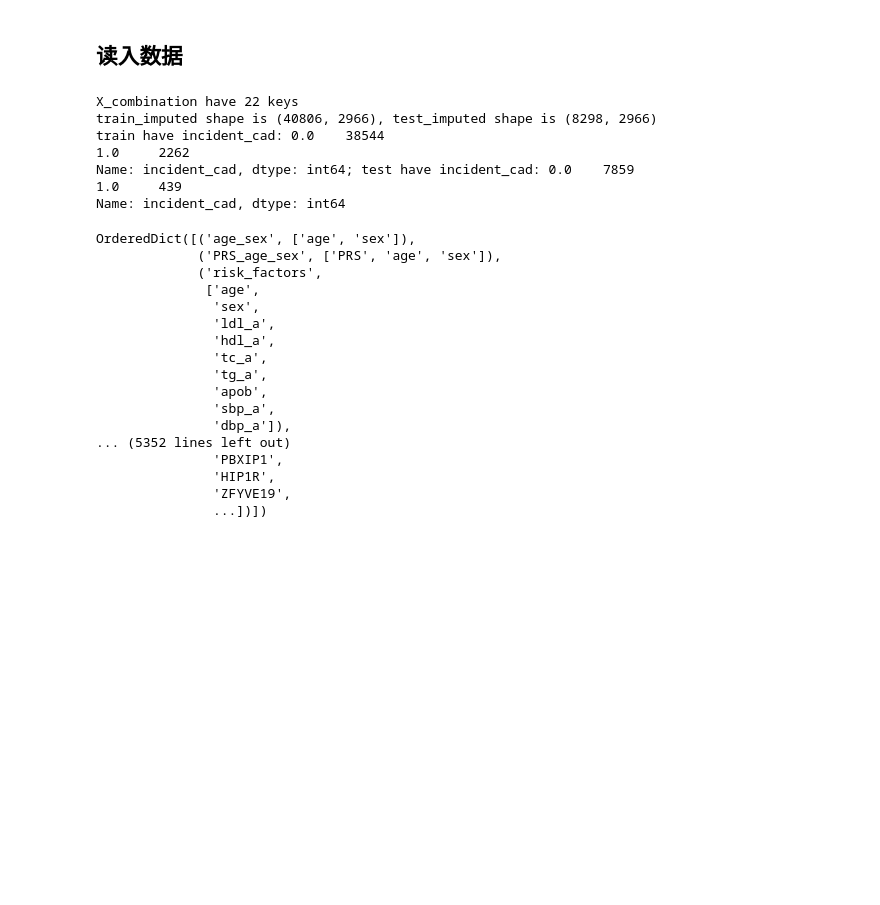
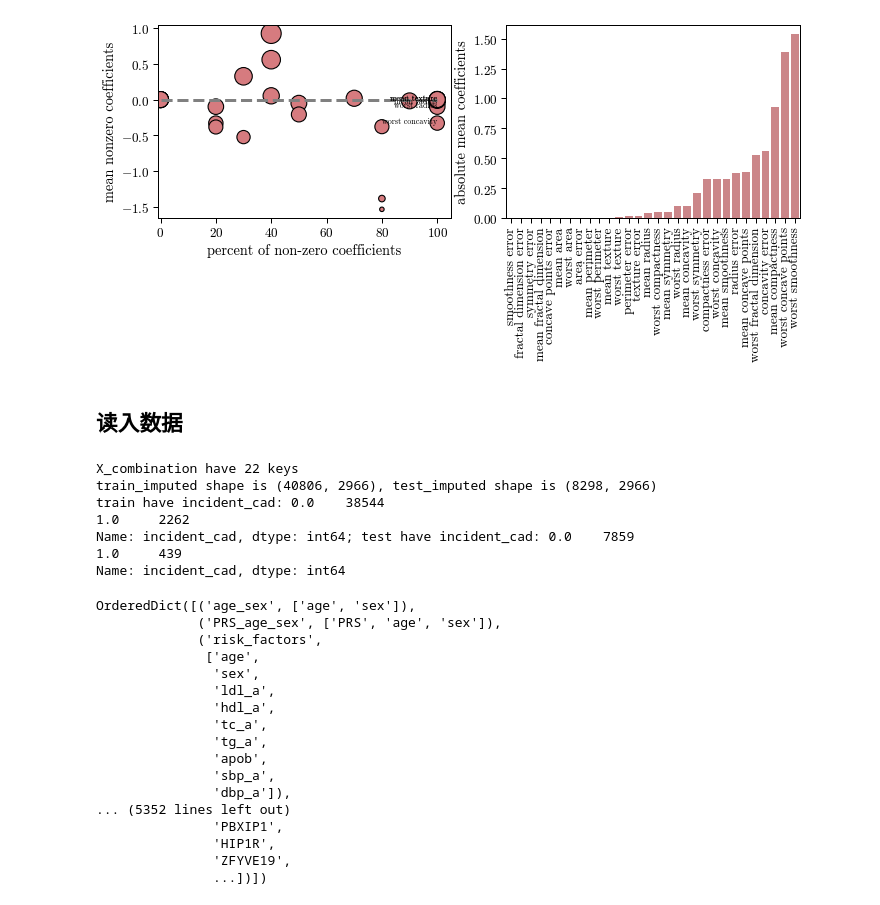
Before and after one commit to 1511878618/ppp_prediction, a Jupyter notebook: 2.1_fit_subset_best_ml_model.ipynb, the cells around one changed output. Drawn from its saved outputs; the diff is of its cells as text; code cells hidden in the pictures; blank space fills up the shorter version.

```diff
--- a/2.1_fit_subset_best_ml_model.ipynb
+++ b/2.1_fit_subset_best_ml_model.ipynb
@@ -156,0 +366,27 @@ def fit_best_model(train_df, test_df, X_var, y_var, method_list=None, cv=10, ver
+# %%
+from sklearn.datasets import load_breast_cancer
+
+breast_cancer = load_breast_cancer(as_frame=True)
+X = breast_cancer.data
+y = breast_cancer.target.astype(float)
+
+X_train = X[:400]
+y_train = y[:400]
+X_test = X[400:]
+y_test = y[400:]
+print(y.dtype)
+print(X.shape)
+# breast_cancer
+import pandas as pd
+
+total = pd.concat([breast_cancer.data, breast_cancer.target], axis=1)
+model_list = fit_best_model_bootstrap(
+    train_df=total.iloc[:400],
+    test_df=total.iloc[400:],
+    X_var=total.columns[:-1].tolist(),
+    y_var=total.columns[-1],
+    method_list=["Lasso"],
+    cv=2,
+    n_resample=10,
+    n_jobs=2,
+)
@@ -156,0 +411,6 @@ def fit_best_model(train_df, test_df, X_var, y_var, method_list=None, cv=10, ver
+# %%
+em = EnsembleModel(
+    models=model_list,
+    coef_name=total.columns[:-1].tolist(),
+)
+em
@@ -157,3 +435,7 @@ def fit_best_model(train_df, test_df, X_var, y_var, method_list=None, cv=10, ver
+# %%
+fig = em._show_models_coeffients()
+# %% [output]
+[figure, added]
 # %% [markdown]
 ## 读入数据
 # %%
```
Also changed, not shown: parts of 5 cells of this notebook, 2 other files.
